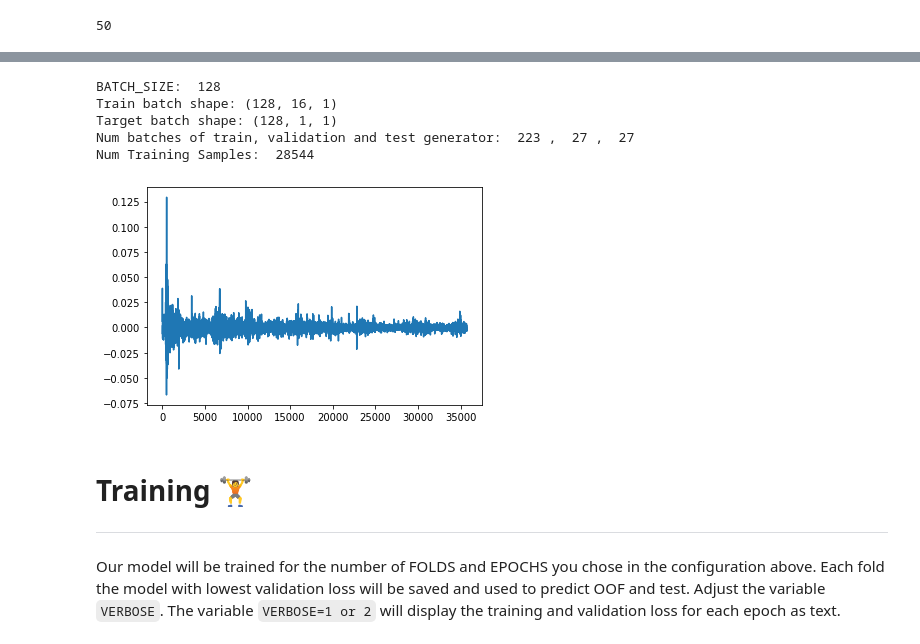
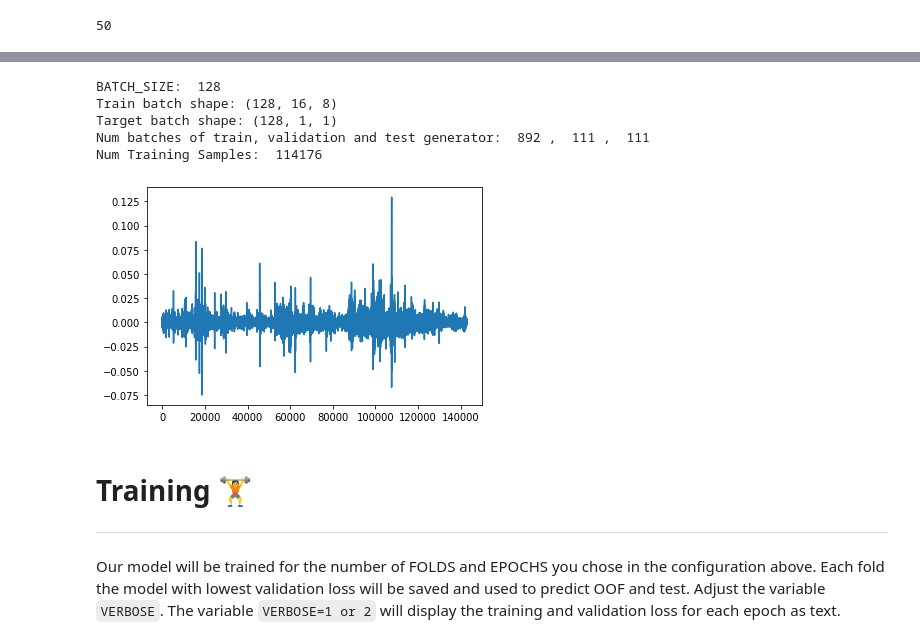
Before and after one commit to Niggl0n/G-ResearchCryptoPrediction, a Jupyter notebook: transformer-model_colab.ipynb, the cells around one changed output, grey strips where cells are left out. Cells and saved outputs as stored; diff of their text form; code cells hidden in the pictures.

Commit message:
single features, bigger train sample

```diff
--- a/transformer-model_colab.ipynb
+++ b/transformer-model_colab.ipynb
@@ -126,6 +140,7 @@ SINGLE_ASSET = True
 asset_id=3
 N_ASSETS = 14
 num_shift = 15
+num_debug_samples = 2000000
 TEMP_EMBEDDING = False
 TIME2VEC_DIM=3
 WINDOW_SIZE = 16
@@ -361,9 +367,6 @@ def get_time_features(df, row=False):  # TODO: can this be used as an alternativ
         df["cos_minute"] = (np.cos(2 * np.pi * timestamp.dt.minute/60))
         df = df.set_index("timestamp")
     return df
-
-
-
 
 
 def upper_shadow(df): return df['High'] - np.maximum(df['Close'], df['Open'])
@@ -447,6 +450,8 @@ def get_features_hist(df_feat, row=False):
     df_feat['zscore_15_Close'] = zscore(df_feat['Close'], 15)
     df_feat['zscore_lower_shadow_15'] = zscore(lower_shadow_15(df_feat), 1440*30*12)
     df_feat['zscore_upper_shadow_15'] = zscore(upper_shadow_15(df_feat), 1440*30*12)
+    df_feat['Volume_change_15'] = (df_feat['Volume'] / df_feat['Volume'].shift(15)) - 1
+    df_feat['Volume_change_60'] = (df_feat['Volume'] / df_feat['Volume'].shift(60)) - 1
     df_feat['Return_15'] = (df_feat['Close'] / df_feat['Close'].shift(15)) - 1
     df_feat['Return_1h'] = (df_feat['Close'] / df_feat['Close'].shift(60)) - 1
     df_feat['Return_1d'] = (df_feat['Close'] / df_feat['Close'].shift(60*24)) - 1
@@ -472,6 +477,13 @@ def get_lead_features():
     # get_features from ethereum
     pass
 # %%
+train = load_data_for_all_assets().sort_values('timestamp').set_index("timestamp")
+if DEBUG:
+    train = train[int(-1*num_debug_samples):]  # [-2221694:]  #
+else:
+    train = train[1000000:]
+print(train.shape)
+
 ## FILTER DATAFRAME IF ONLY WORKING WITH ONE ASSET
 if SINGLE_ASSET:
     train = train[train["Asset_ID"]==asset_id]
@@ -651,38 +656,38 @@ X_asset = get_features_hist(X_asset)
 X_asset["Target_shifted"] = X_asset["Target"].shift(num_shift)
 X_asset["Target"].plot()
 
 train_end_idx[asset_id], val_end_idx[asset_id]
 features = ["Target_shifted"]
-# features = ["Target_shifted", "m", "upper_shadow", "lower_shadow", "open2close", "high2low", "volume2count", "close2vwap"]
+features = ["Target_shifted", "m", "upper_shadow", "lower_shadow", "open2close", "high2low", "volume2count", "close2vwap"]
 target = ["Target"]
 X_asset.loc[X_asset.is_real==0, features] = 0
 X_asset[features] = X_asset[features].fillna(0)
 scaler = MinMaxScaler()
 X_asset[features] = scaler.fit_transform(X_asset[features])  # TODO: NEEDS TO BE SEPARATED FOR TRAIN TEST
 
 train_generator = sample_generator(X_asset.loc[:train_end_idx[asset_id], features],
                                    X_asset.loc[:train_end_idx[asset_id], target],
                                    length = WINDOW_SIZE, batch_size = BATCH_SIZE, prediction_length=prediction_length)
 val_generator = sample_generator(X_asset.loc[train_end_idx[asset_id]:val_end_idx[asset_id], features],
                                  X_asset.loc[train_end_idx[asset_id]:val_end_idx[asset_id], target],
                                  length = WINDOW_SIZE, batch_size = BATCH_SIZE, prediction_length=prediction_length)
 test_generator = sample_generator(X_asset.loc[val_end_idx[asset_id]:, features],
                                   X_asset.loc[val_end_idx[asset_id]:, target],
                                   length = WINDOW_SIZE, batch_size = BATCH_SIZE, prediction_length=prediction_length)
 
 print("BATCH_SIZE: ", BATCH_SIZE)
 print(f'Train batch shape: {train_generator[0][0].shape}')
 print(f'Target batch shape: {train_generator[0][1].shape}')
 
 print("Num batches of train, validation and test generator: ", len(train_generator),", ", len(val_generator),", ", len(test_generator))
 print("Num Training Samples: ", len(train_generator)*BATCH_SIZE)
 # %% [output]
 BATCH_SIZE:  128
-Train batch shape: (128, 16, 1)
+Train batch shape: (128, 16, 8)
 Target batch shape: (128, 1, 1)
-Num batches of train, validation and test generator:  223 ,  27 ,  27
-Num Training Samples:  28544
+Num batches of train, validation and test generator:  892 ,  111 ,  111
+Num Training Samples:  114176
-[figure, old version]
+[figure, new version]
 # %% [markdown]
 # <span class="title-section w3-xxlarge" id="training">Training 🏋️</span>
 <hr>
```
Also changed, not shown: parts of 9 cells of this notebook.
